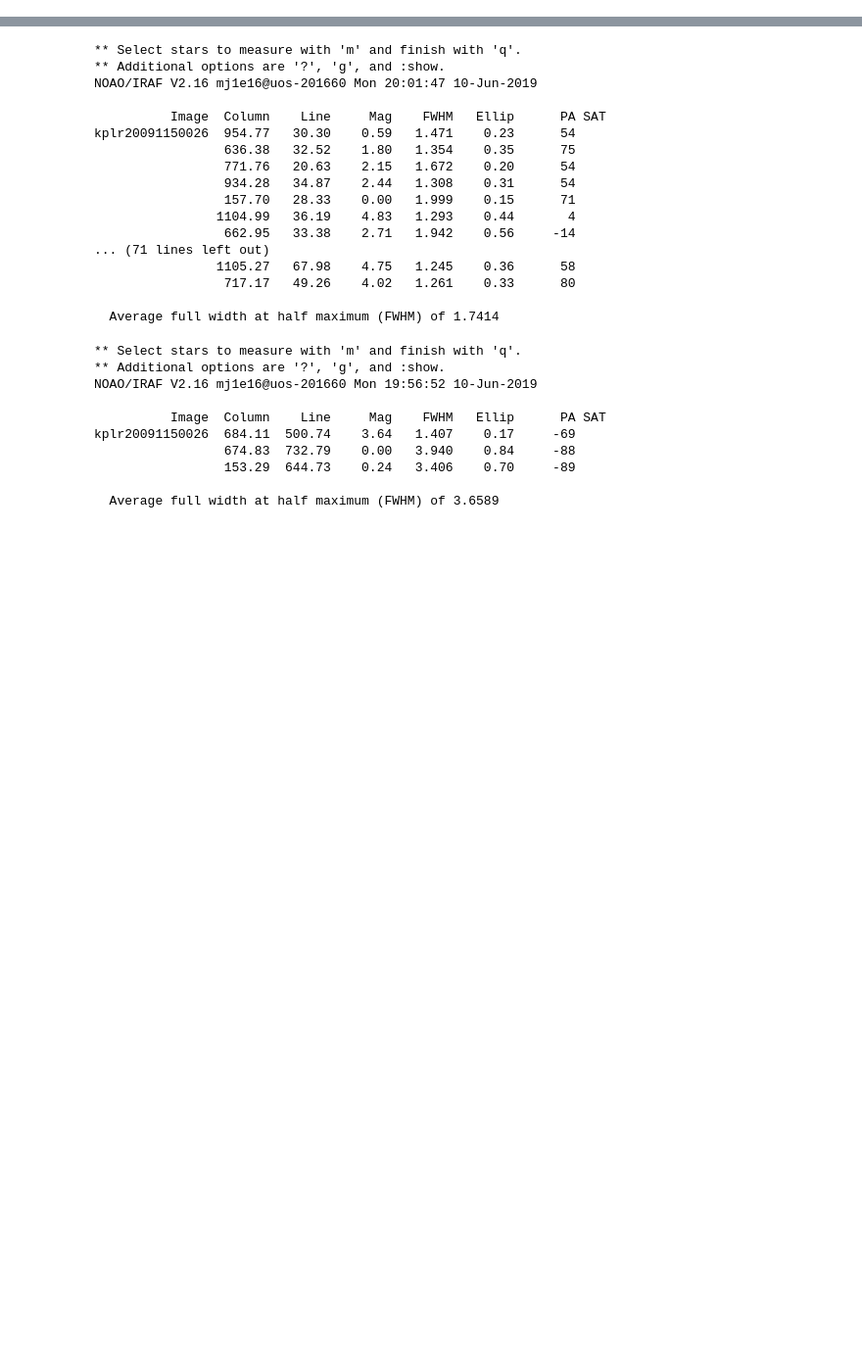
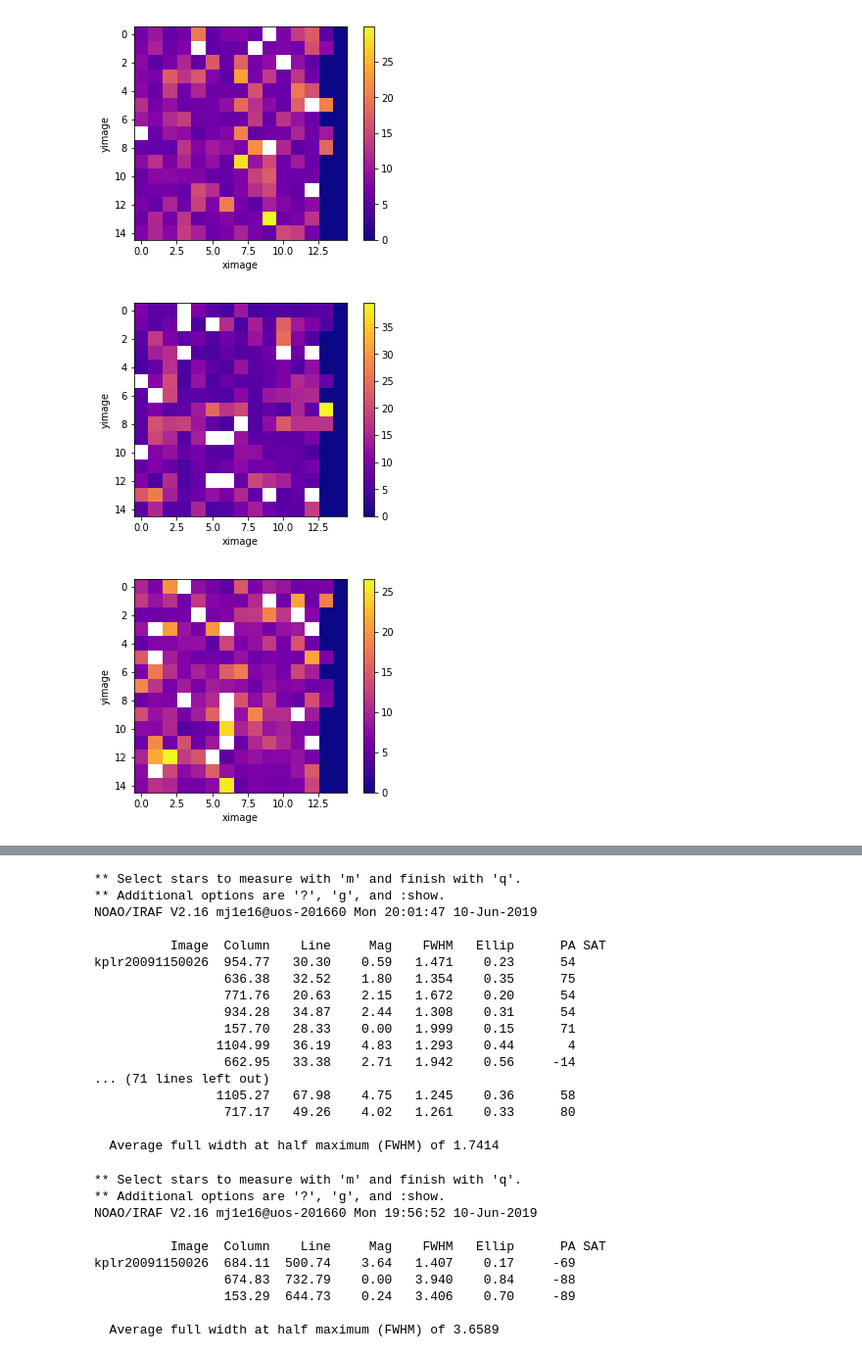
Before and after one commit to mj1e16lsst/iraf, a Jupyter notebook: findingPSFKepler.ipynb, the cells around one changed output, grey strips where cells are left out. Shown at 98% size. Saved outputs shown, nothing was run; the diff lists cells and outputs as text; code cells hidden in the pictures; blank space fills up the shorter version.

```diff
--- a/findingPSFKepler.ipynb
+++ b/findingPSFKepler.ipynb
@@ -12,5 +16,5 @@ import matplotlib.pyplot as plt
 # %%
-imagename = '/data/mj1e16/kepler/cal/kplr2009114174833_ffi-cal.fits[2]'
+imagename = '/data/mj1e16/kepler/cal/kplr2009114174833_ffi-cal.fits'
 # %%
 def makeConfig(valList,defaultDir='/home/mj1e16/sextractor/sextractor-master/config/',attributeList=['DETECT_THRESH','DETECT_MINAREA','BACK_FILTERSIZE','BACK_SIZE']):
 
@@ -97,0 +50,13 @@ NOAO/IRAF V2.16 mj1e16@uos-201660 Mon 20:13:48 10-Jun-2019
+# %%
+def cleanLogFile(logfile,imageName='/data/mj1e16/ke'): # imagename up to a max of 15 chars
+    with open(logfile,'r') as f:
+        string = f.read()
+
+    string = string.replace('NOAO/IRAF V2.16','#NOAO/IRAF V2.16')
+    string = string.replace('Image','     ')
+    string = string.replace(imageName,'               ')
+    string = string.replace('SAT','')
+    string = string.replace('Average','#Average')
+
+    with open(logfile,'w') as f:
+        f.write(string)
@@ -97,0 +132,8 @@ NOAO/IRAF V2.16 mj1e16@uos-201660 Mon 20:13:48 10-Jun-2019
+# %%
+extensions = [44,63,9]
+psf = []
+
+
+for ext in extensions:
+
+    psf.append(findPSF(outTable,imagename,ext))
@@ -97,0 +250,13 @@ NOAO/IRAF V2.16 mj1e16@uos-201660 Mon 20:13:48 10-Jun-2019
+# %%
+imageNo = 0
+
+for x in range(len(psf)):
+    plt.imshow(psf[x],cmap='plasma',interpolation='nearest')
+    plt.colorbar()
+    plt.xlabel('ximage')
+    plt.ylabel('yimage')
+    plt.show()
+# %% [output]
+[figure, added]
+[figure, added]
+[figure, added]
```
Also changed, not shown: parts of 8 cells of this notebook.
